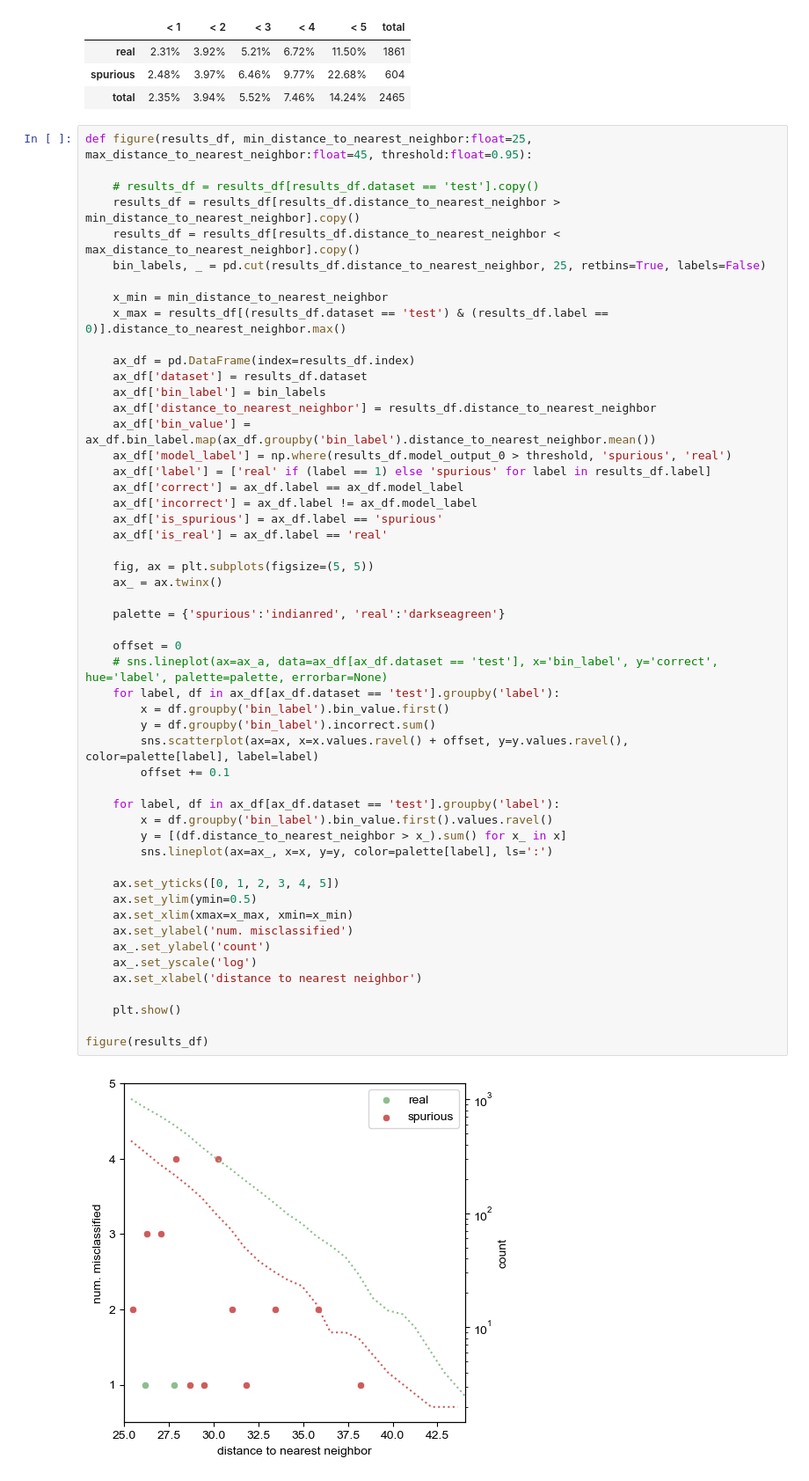
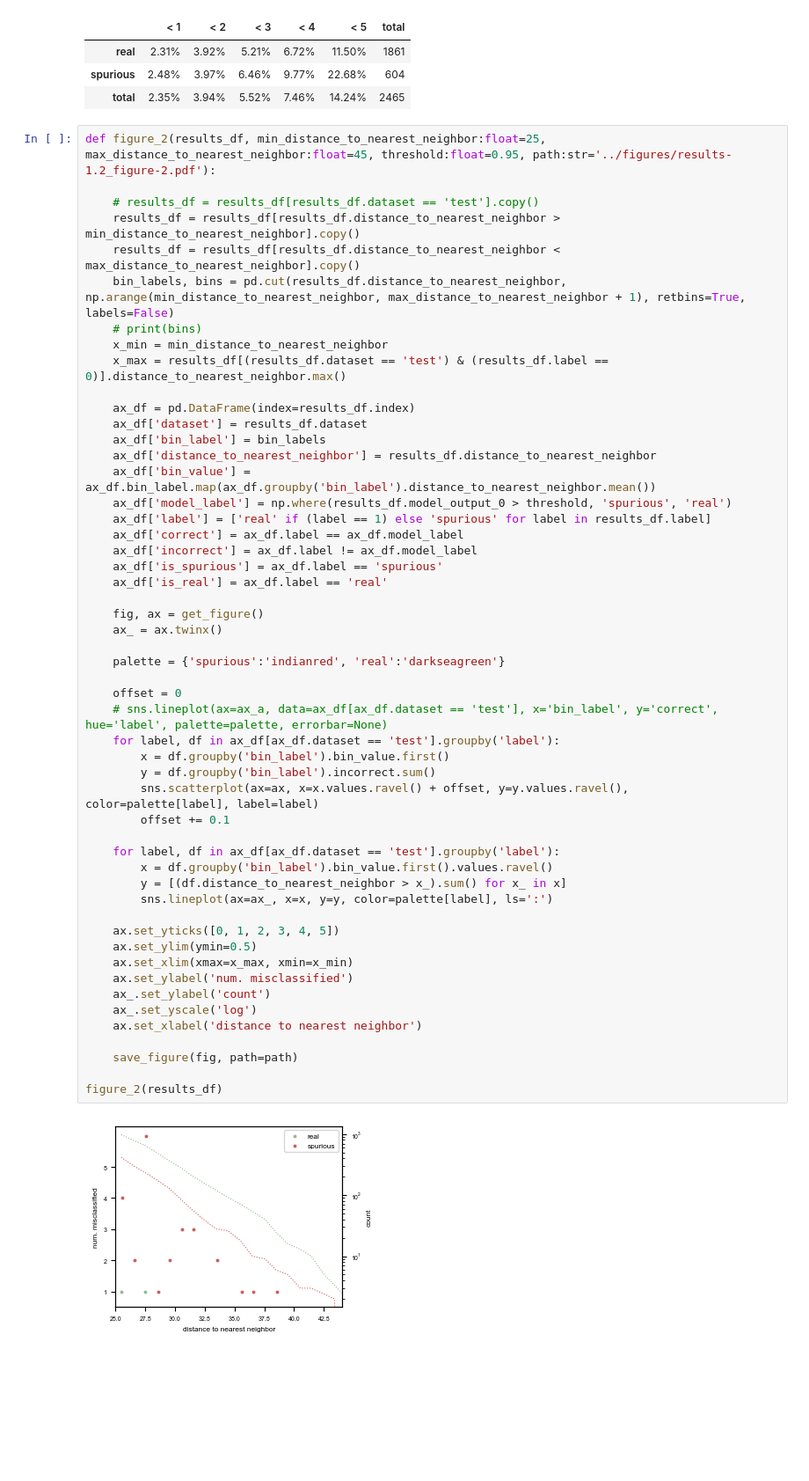
Before and after one commit to pipparichter/frugal, a Jupyter notebook: notebooks/results-1-2.ipynb, the cells around one changed output. Shown at 88% size. Saved outputs shown, nothing was run; the diff lists cells and outputs as text; blank space fills up the shorter version.

```diff
--- a/notebooks/results-1-2.ipynb
+++ b/notebooks/results-1-2.ipynb
@@ -164,13 +170,13 @@ table(results_df, mislabeled_ids=mislabeled_ids)
 | spurious | 2.48% | 3.97% | 6.46% | 9.77% | 22.68% | 604 |
 | total | 2.35% | 3.94% | 5.52% | 7.46% | 14.24% | 2465 |
 # %%
-def figure(results_df, min_distance_to_nearest_neighbor:float=25, max_distance_to_nearest_neighbor:float=45, threshold:float=0.95):
+def figure_2(results_df, min_distance_to_nearest_neighbor:float=25, max_distance_to_nearest_neighbor:float=45, threshold:float=0.95, path:str='../figures/results-1.2_figure-2.pdf'):
 
     # results_df = results_df[results_df.dataset == 'test'].copy()
     results_df = results_df[results_df.distance_to_nearest_neighbor > min_distance_to_nearest_neighbor].copy()
     results_df = results_df[results_df.distance_to_nearest_neighbor < max_distance_to_nearest_neighbor].copy()
-    bin_labels, _ = pd.cut(results_df.distance_to_nearest_neighbor, 25, retbins=True, labels=False)
-
+    bin_labels, bins = pd.cut(results_df.distance_to_nearest_neighbor, np.arange(min_distance_to_nearest_neighbor, max_distance_to_nearest_neighbor + 1), retbins=True, labels=False)
+    # print(bins)
     x_min = min_distance_to_nearest_neighbor
     x_max = results_df[(results_df.dataset == 'test') & (results_df.label == 0)].distance_to_nearest_neighbor.max()
 
@@ -186,37 +192,37 @@ def figure(results_df, min_distance_to_nearest_neighbor:float=25, max_distance_t
     ax_df['is_spurious'] = ax_df.label == 'spurious'
     ax_df['is_real'] = ax_df.label == 'real'
 
-    fig, ax = plt.subplots(figsize=(5, 5))
+    fig, ax = get_figure()
     ax_ = ax.twinx()
 
     palette = {'spurious':'indianred', 'real':'darkseagreen'}
 
     offset = 0
     # sns.lineplot(ax=ax_a, data=ax_df[ax_df.dataset == 'test'], x='bin_label', y='correct', hue='label', palette=palette, errorbar=None)
     for label, df in ax_df[ax_df.dataset == 'test'].groupby('label'):
         x = df.groupby('bin_label').bin_value.first()
         y = df.groupby('bin_label').incorrect.sum()
         sns.scatterplot(ax=ax, x=x.values.ravel() + offset, y=y.values.ravel(), color=palette[label], label=label)
         offset += 0.1
 
     for label, df in ax_df[ax_df.dataset == 'test'].groupby('label'):
         x = df.groupby('bin_label').bin_value.first().values.ravel()
         y = [(df.distance_to_nearest_neighbor > x_).sum() for x_ in x]
         sns.lineplot(ax=ax_, x=x, y=y, color=palette[label], ls=':')
 
     ax.set_yticks([0, 1, 2, 3, 4, 5])
     ax.set_ylim(ymin=0.5)
     ax.set_xlim(xmax=x_max, xmin=x_min)
     ax.set_ylabel('num. misclassified')
     ax_.set_ylabel('count')
     ax_.set_yscale('log')
     ax.set_xlabel('distance to nearest neighbor')
 
-    plt.show()
+    save_figure(fig, path=path)
 
-figure(results_df)
+figure_2(results_df)
 # %% [output]
-[figure, old version]
+[figure, new version]
 # %%
 # A slightly larger fraction of the spurious examples contain a token representing an unknown amino acid (“X”).
 # Therefore, we also considered the possibility that the apparent robustness reflects uncertainty in the amino acid sequences.
```
Also changed, not shown: parts of 4 cells of this notebook, 16 other files.
